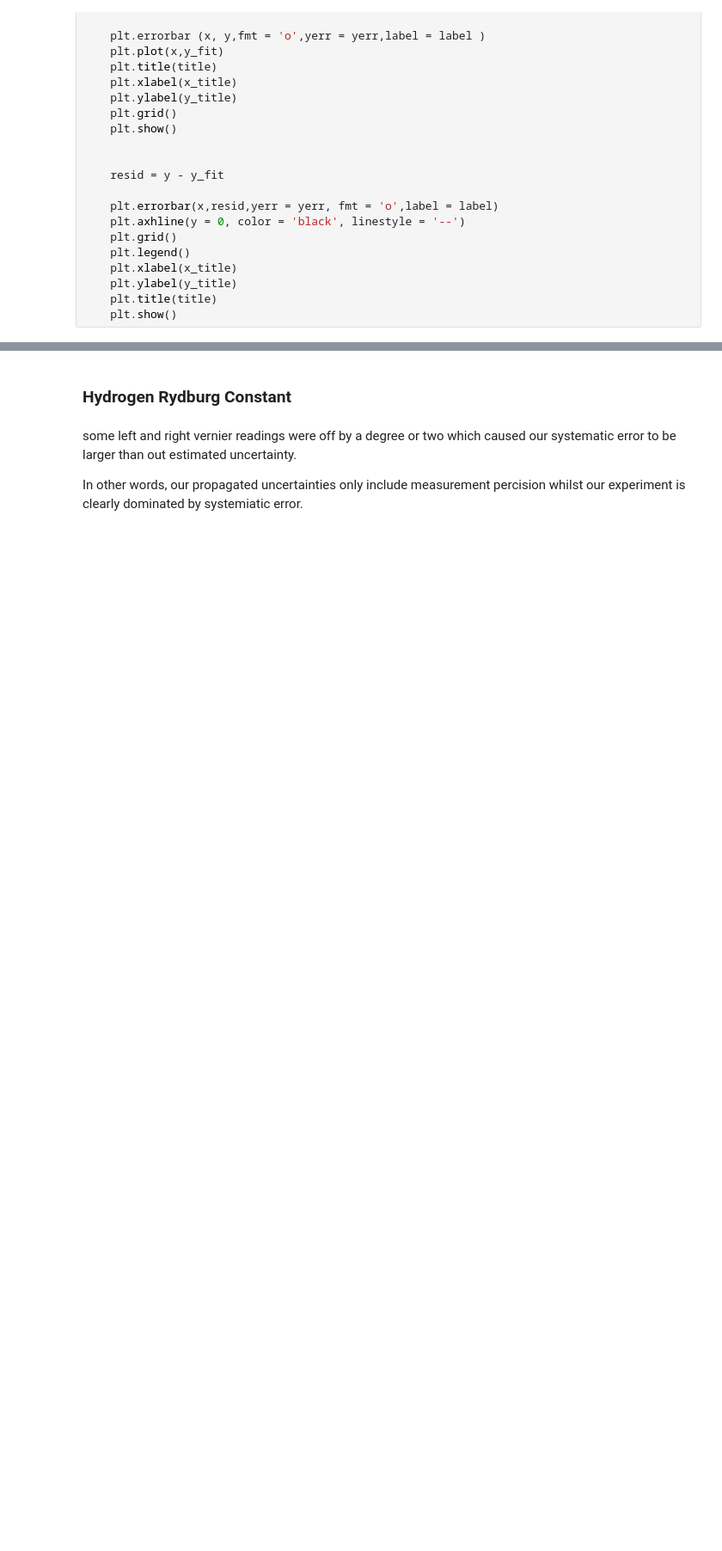
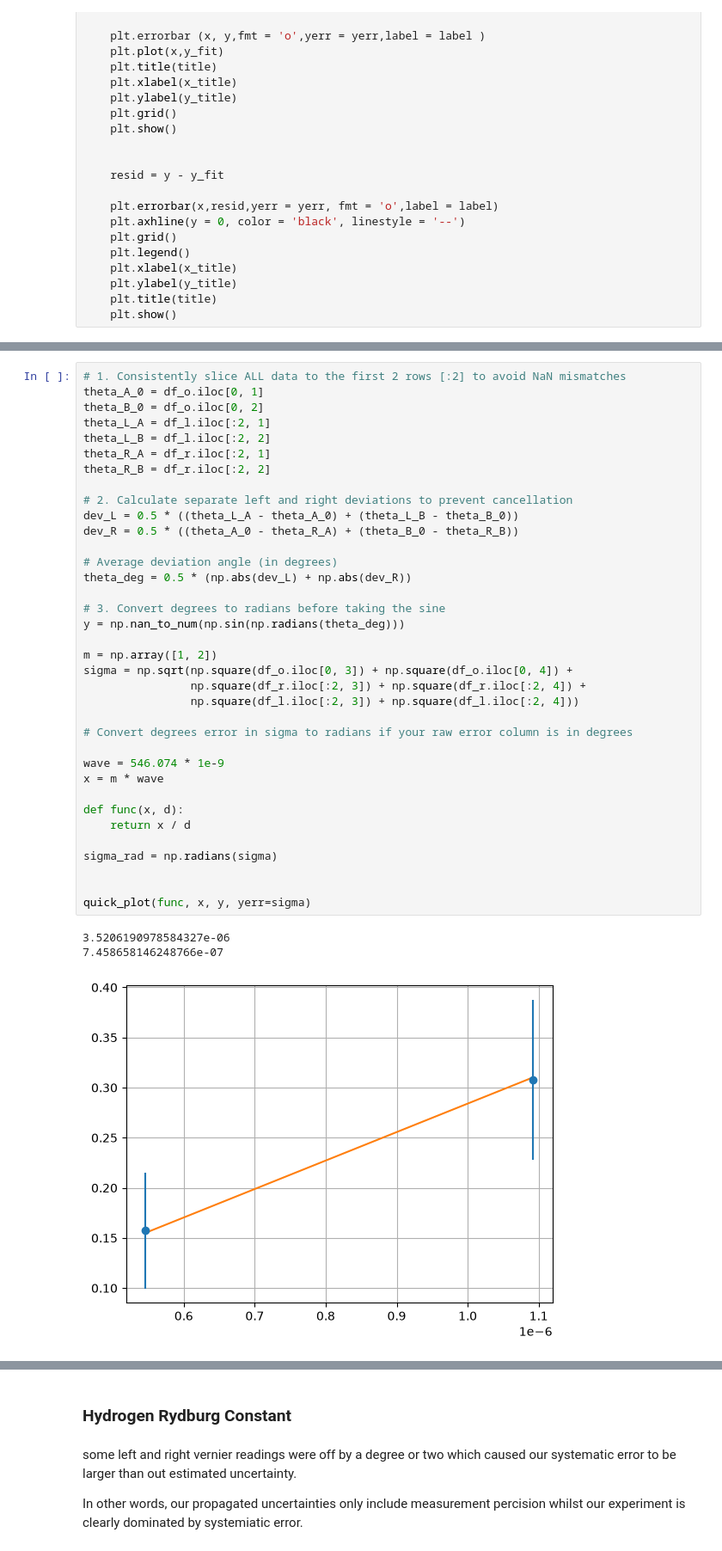
Before and after one commit to cawjense/Phys-133, a Jupyter notebook: Speclab/spec.ipynb, the cells around one changed output, grey strips where cells are left out. Shown at 86% size. Cells and saved outputs as stored; diff of their text form; blank space fills up the shorter version.

```diff
--- a/Speclab/spec.ipynb
+++ b/Speclab/spec.ipynb
@@ -47,0 +87,40 @@ def quick_plot(func,x = None,y = None,yerr = None,label = None , title = None ,
+# %%
+# 1. Consistently slice ALL data to the first 2 rows [:2] to avoid NaN mismatches
+theta_A_0 = df_o.iloc[0, 1]
+theta_B_0 = df_o.iloc[0, 2]
+theta_L_A = df_l.iloc[:2, 1]
+theta_L_B = df_l.iloc[:2, 2]
+theta_R_A = df_r.iloc[:2, 1]
+theta_R_B = df_r.iloc[:2, 2]
+
+# 2. Calculate separate left and right deviations to prevent cancellation
+dev_L = 0.5 * ((theta_L_A - theta_A_0) + (theta_L_B - theta_B_0))
+dev_R = 0.5 * ((theta_A_0 - theta_R_A) + (theta_B_0 - theta_R_B))
+
+# Average deviation angle (in degrees)
+theta_deg = 0.5 * (np.abs(dev_L) + np.abs(dev_R))
+
+# 3. Convert degrees to radians before taking the sine
+y = np.nan_to_num(np.sin(np.radians(theta_deg)))
+
+m = np.array([1, 2])
+sigma = np.sqrt(np.square(df_o.iloc[0, 3]) + np.square(df_o.iloc[0, 4]) +
+                np.square(df_r.iloc[:2, 3]) + np.square(df_r.iloc[:2, 4]) +
+                np.square(df_l.iloc[:2, 3]) + np.square(df_l.iloc[:2, 4]))
+
+# Convert degrees error in sigma to radians if your raw error column is in degrees
+
+wave = 546.074 * 1e-9
+x = m * wave
+
+def func(x, d):
+    return x / d
+
+sigma_rad = np.radians(sigma)
+
+
+quick_plot(func, x, y, yerr=sigma)
+# %% [output]
+3.5206190978584327e-06
+7.458658146248766e-07
+[figure, added]
```
Also changed, not shown: parts of 6 cells of this notebook, 8 other files.
